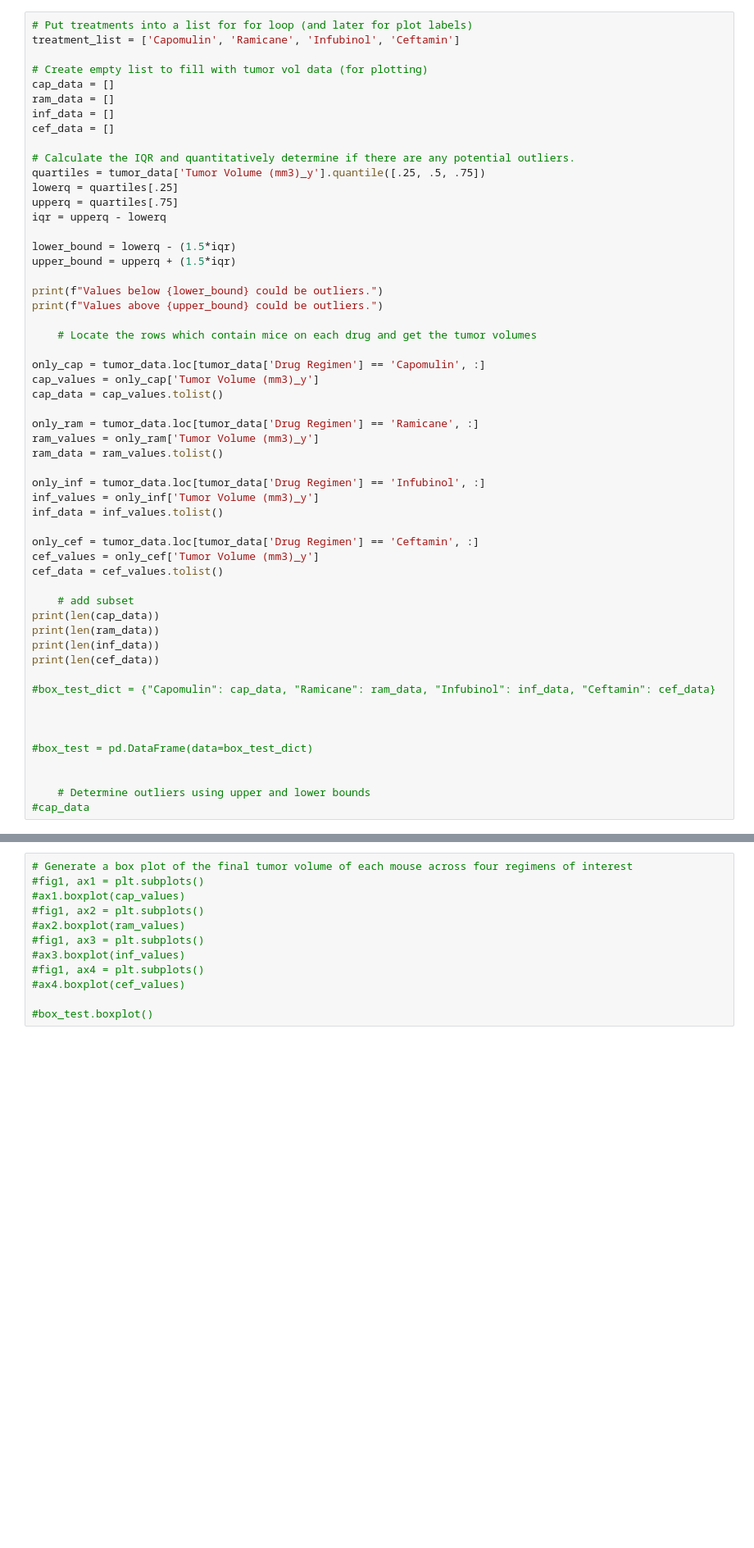
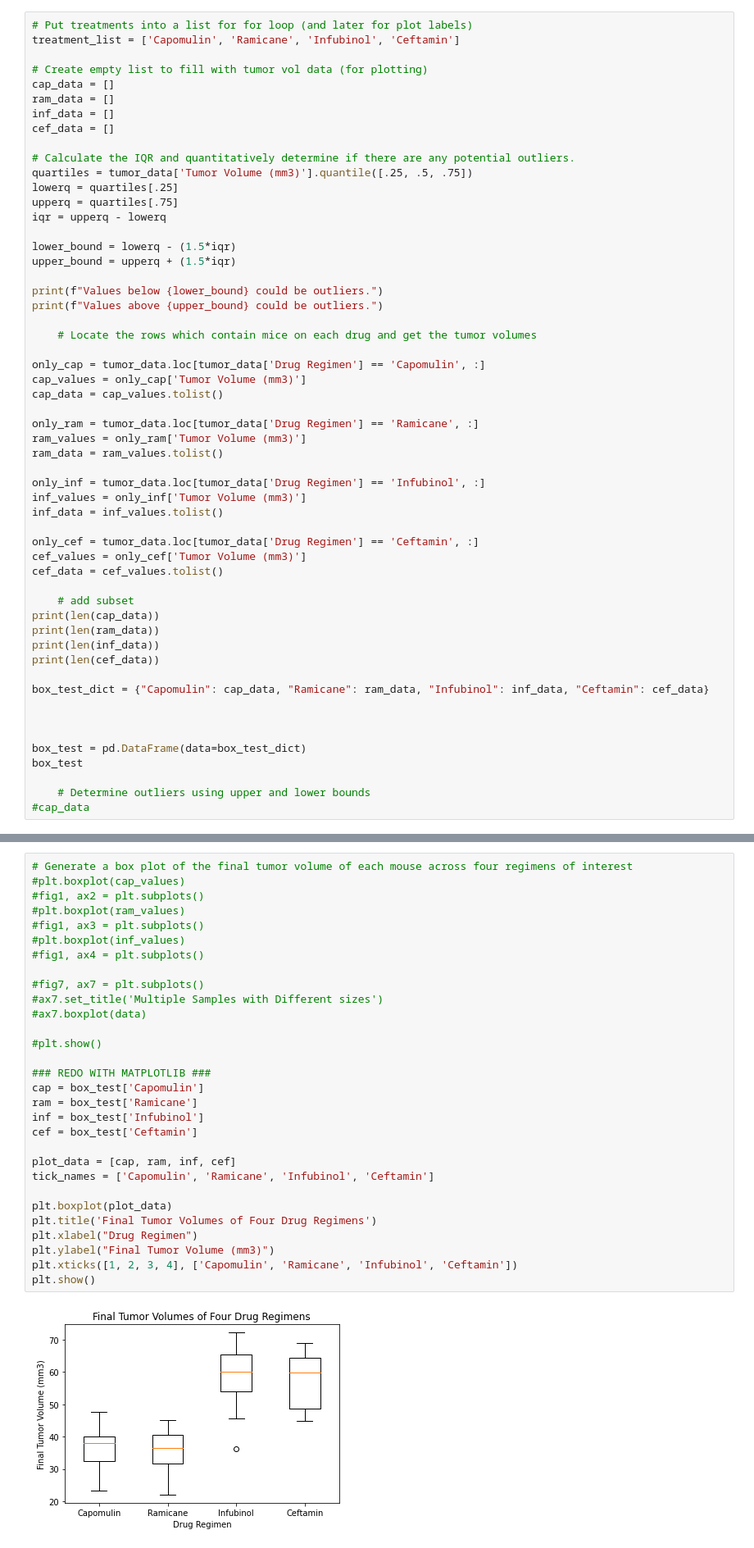
Before and after one commit to wgaechter/WG_MatPlotLib_HW_5, a Jupyter notebook: Pymaceuticals/pymaceuticals.ipynb, the cells around one changed output, grey strips where cells are left out. Shown: that part at 82% size. Cells and saved outputs as stored; diff of their text form; blank space fills up the shorter version.

```diff
--- a/Pymaceuticals/pymaceuticals.ipynb
+++ b/Pymaceuticals/pymaceuticals.ipynb
@@ -231,7 +243,7 @@ inf_data = []
 cef_data = []
 
 # Calculate the IQR and quantitatively determine if there are any potential outliers.
-quartiles = tumor_data['Tumor Volume (mm3)_y'].quantile([.25, .5, .75])
+quartiles = tumor_data['Tumor Volume (mm3)'].quantile([.25, .5, .75])
 lowerq = quartiles[.25]
 upperq = quartiles[.75]
 iqr = upperq - lowerq
@@ -245,19 +257,19 @@ print(f"Values above {upper_bound} could be outliers.")
     # Locate the rows which contain mice on each drug and get the tumor volumes
 
 only_cap = tumor_data.loc[tumor_data['Drug Regimen'] == 'Capomulin', :]
-cap_values = only_cap['Tumor Volume (mm3)_y']
+cap_values = only_cap['Tumor Volume (mm3)']
 cap_data = cap_values.tolist()
 
 only_ram = tumor_data.loc[tumor_data['Drug Regimen'] == 'Ramicane', :]
-ram_values = only_ram['Tumor Volume (mm3)_y']
+ram_values = only_ram['Tumor Volume (mm3)']
 ram_data = ram_values.tolist()
 
 only_inf = tumor_data.loc[tumor_data['Drug Regimen'] == 'Infubinol', :]
-inf_values = only_inf['Tumor Volume (mm3)_y']
+inf_values = only_inf['Tumor Volume (mm3)']
 inf_data = inf_values.tolist()
 
 only_cef = tumor_data.loc[tumor_data['Drug Regimen'] == 'Ceftamin', :]
-cef_values = only_cef['Tumor Volume (mm3)_y']
+cef_values = only_cef['Tumor Volume (mm3)']
 cef_data = cef_values.tolist()
 
     # add subset
@@ -266,12 +278,12 @@ print(len(ram_data))
 print(len(inf_data))
 print(len(cef_data))
 
-#box_test_dict = {"Capomulin": cap_data, "Ramicane": ram_data, "Infubinol": inf_data, "Ceftamin": cef_data}
+box_test_dict = {"Capomulin": cap_data, "Ramicane": ram_data, "Infubinol": inf_data, "Ceftamin": cef_data}
 
 
 
-#box_test = pd.DataFrame(data=box_test_dict)
-
+box_test = pd.DataFrame(data=box_test_dict)
+box_test
 
     # Determine outliers using upper and lower bounds
 #cap_data
@@ -285,14 +384,34 @@ Values above 111.18822347500002 could be outliers.
 # %%
 # Generate a box plot of the final tumor volume of each mouse across four regimens of interest
-#fig1, ax1 = plt.subplots()
-#ax1.boxplot(cap_values)
+#plt.boxplot(cap_values)
 #fig1, ax2 = plt.subplots()
-#ax2.boxplot(ram_values)
+#plt.boxplot(ram_values)
 #fig1, ax3 = plt.subplots()
-#ax3.boxplot(inf_values)
+#plt.boxplot(inf_values)
 #fig1, ax4 = plt.subplots()
-#ax4.boxplot(cef_values)
 
-#box_test.boxplot()
+#fig7, ax7 = plt.subplots()
+#ax7.set_title('Multiple Samples with Different sizes')
+#ax7.boxplot(data)
+
+#plt.show()
+
+### REDO WITH MATPLOTLIB ###
+cap = box_test['Capomulin']
+ram = box_test['Ramicane']
+inf = box_test['Infubinol']
+cef = box_test['Ceftamin']
+
+plot_data = [cap, ram, inf, cef]
+tick_names = ['Capomulin', 'Ramicane', 'Infubinol', 'Ceftamin']
+
+plt.boxplot(plot_data)
+plt.title('Final Tumor Volumes of Four Drug Regimens')
+plt.xlabel("Drug Regimen")
+plt.ylabel("Final Tumor Volume (mm3)")
+plt.xticks([1, 2, 3, 4], ['Capomulin', 'Ramicane', 'Infubinol', 'Ceftamin'])
+plt.show()
+# %% [output]
+[figure, added]
 # %% [markdown]
 ## Line and Scatter Plots
```
Also changed, not shown: parts of 10 cells of this notebook.
